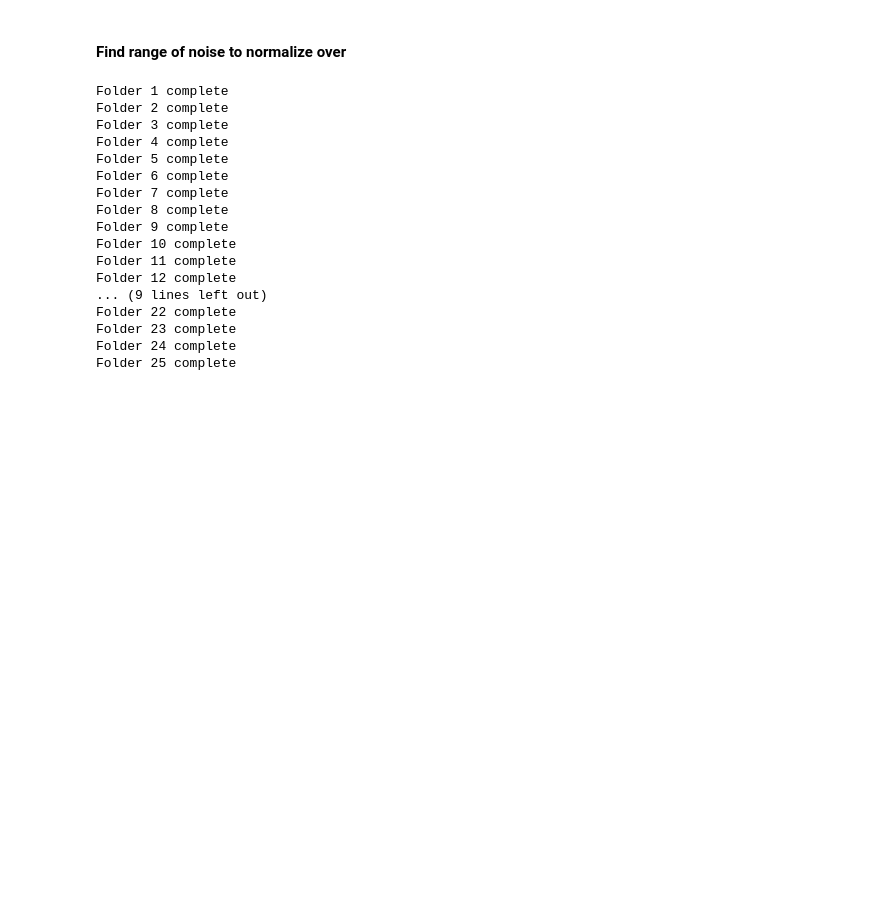
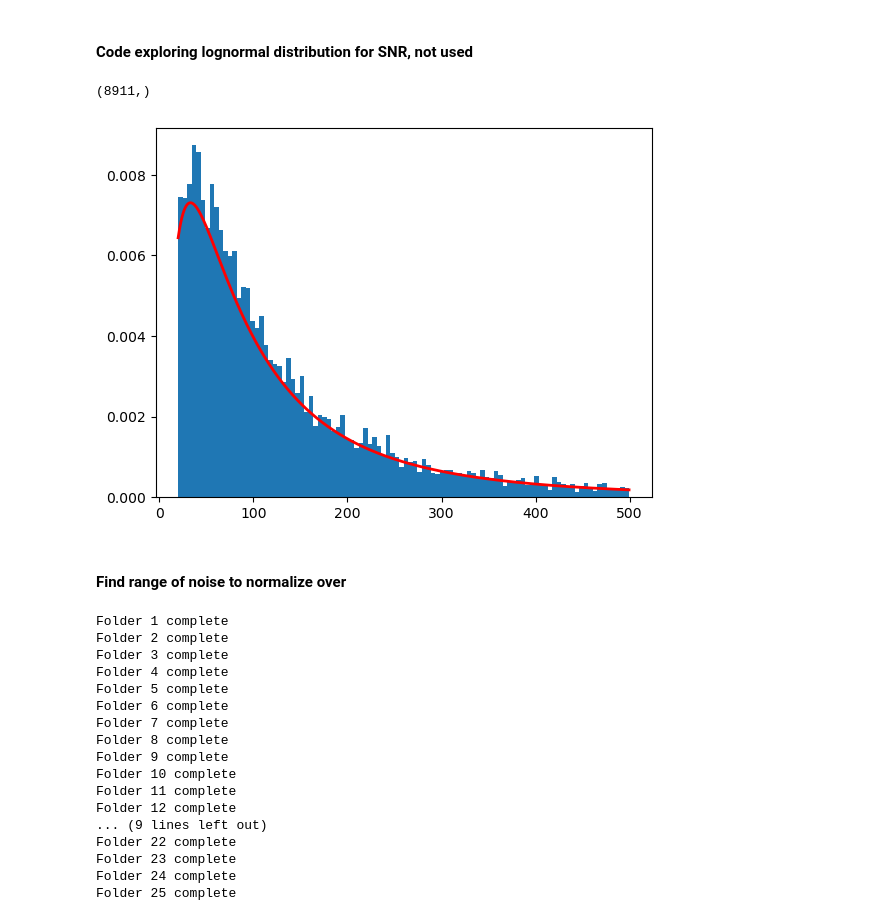
Before and after one commit to KinematicLensing/kl-nn, a Jupyter notebook: data_generate/make_database.ipynb, the cells around one changed output. Saved outputs shown, nothing was run; the diff lists cells and outputs as text; code cells hidden in the pictures; blank space fills up the shorter version.

```diff
--- a/data_generate/make_database.ipynb
+++ b/data_generate/make_database.ipynb
@@ -8,3 +8,22 @@ import pandas as pd
 import pyxis as px
 from astropy.io import fits
 import matplotlib.pyplot as plt
+# %% [markdown]
+#### Code exploring lognormal distribution for SNR, not used
+# %%
+mu, sigma = 4.5, 1.
+s = np.random.lognormal(mu, sigma, 10000)
+s = s[(s <= 500) & (s >= 20)]
+print(s.shape)
+# %% [output]
+(8911,)
+# %%
+count, bins, ignored = plt.hist(s, 100, density=True, align='mid')
+x = np.linspace(min(bins), max(bins), 10000)
+pdf = (np.exp(-(np.log(x) - mu)**2 / (2 * sigma**2))
+       / (x * sigma * np.sqrt(2 * np.pi)))
+plt.plot(x, pdf, linewidth=2, color='r')
+plt.axis('tight')
+plt.show()
+# %% [output]
+[figure, added]
```
Also changed, not shown: parts of 15 cells of this notebook, 7 other files.
